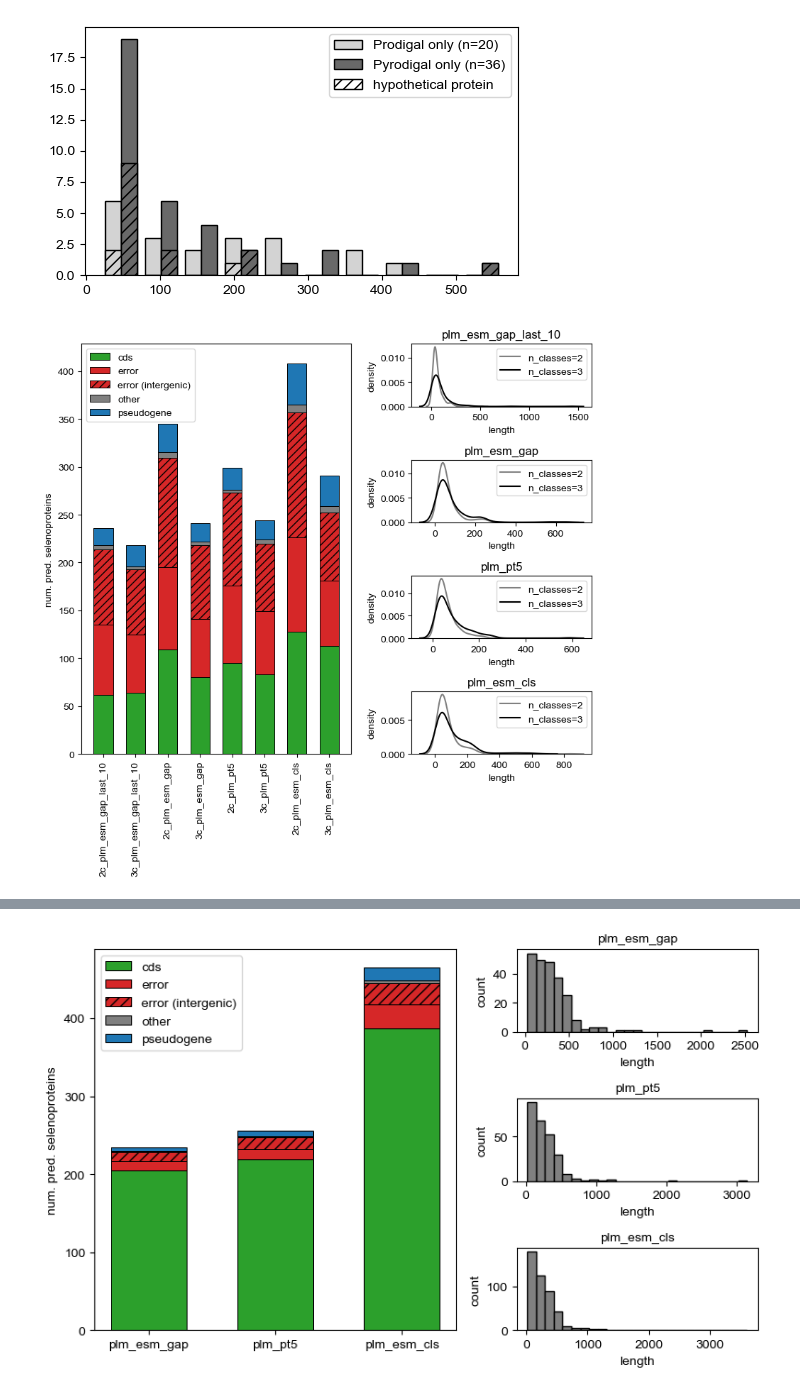
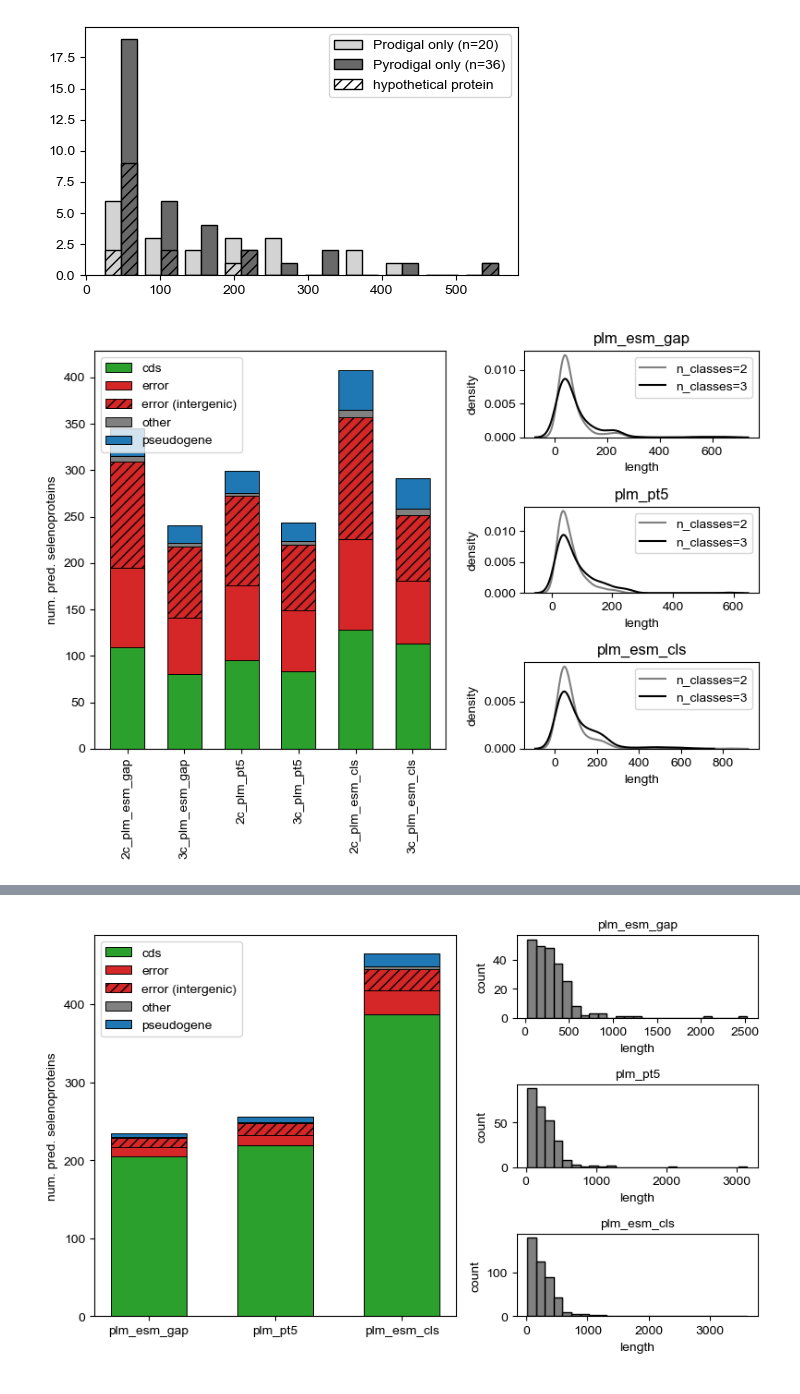
Before and after one commit to pipparichter/selenobot, a Jupyter notebook: notebooks/model-orgs-3c.ipynb, the cells around one changed output, grey strips where cells are left out. Saved outputs shown, nothing was run; the diff lists cells and outputs as text; code cells hidden in the pictures.

```diff
--- a/notebooks/model-orgs-3c.ipynb
+++ b/notebooks/model-orgs-3c.ipynb
@@ -251,7 +245,7 @@ figure_2(org_df, org_gtdb_df)
 # Want to compare how different models performed on the model organisms...
 # Select feature types based on the results in Table 1.
 
-def figure_3(org_df:pd.DataFrame, path:str='../figures/model-orgs-figure_3.png', feature_types:list=['plm_esm_gap_last_10', 'plm_esm_gap', 'plm_pt5', 'plm_esm_cls']):
+def figure_3(org_df:pd.DataFrame, path:str='../figures/model-orgs-3c-figure_3.png', feature_types:list=['plm_esm_gap', 'plm_pt5', 'plm_esm_cls']):
 
     n_models = 2 * len(feature_types) # Account for 2c- and 3c-models.
 
@@ -263,31 +257,31 @@ def figure_3(org_df:pd.DataFrame, path:str='../figures/model-orgs-figure_3.png',
 
     bottom = np.zeros(n_models)
     positions = np.arange(n_models)
     model_names = np.ravel([[f'2c_{feature_type}', f'3c_{feature_type}'] for feature_type in feature_types])
 
     for label, label_df in org_df.groupby('label'):
         heights = [(label_df[f'model_{model_name}_prediction'] == 1).sum() for model_name in model_names]
         kwargs = {'label':label, 'color':color_map[label], 'edgecolor':'black', 'lw':0.7, 'width':0.6, 'hatch':'///' if (label == 'error (intergenic)') else None}
         ax_a.bar(positions, heights, bottom=bottom, **kwargs)
         bottom += np.array(heights)
 
     ax_a.set_xticks(positions, labels=model_names, ha='center', rotation=90)
     ax_a.set_ylabel('num. pred. selenoproteins')
     ax_a.legend()
 
     for feature_type, ax in zip(feature_types, ax_b):
         for n_classes, color in {2:'gray', 3:'black'}.items():
             df = org_df[(org_df[f'model_{n_classes}c_{feature_type}_prediction'] == 1)] # Grab the false positives from the DataFrame.
             sns.kdeplot(df.seq.apply(len), color=color, ax=ax, label=f'n_classes={n_classes}')
 
         ax.set_ylabel('density')
         ax.set_xlabel('length')
         ax.legend()
         ax.set_title(feature_type)
 
     plt.show()
 
 
 figure_3(org_df)
 # %% [output]
-[figure, old version]
+[figure, new version]
```
Also changed, not shown: parts of 11 cells of this notebook, 23 other files.
